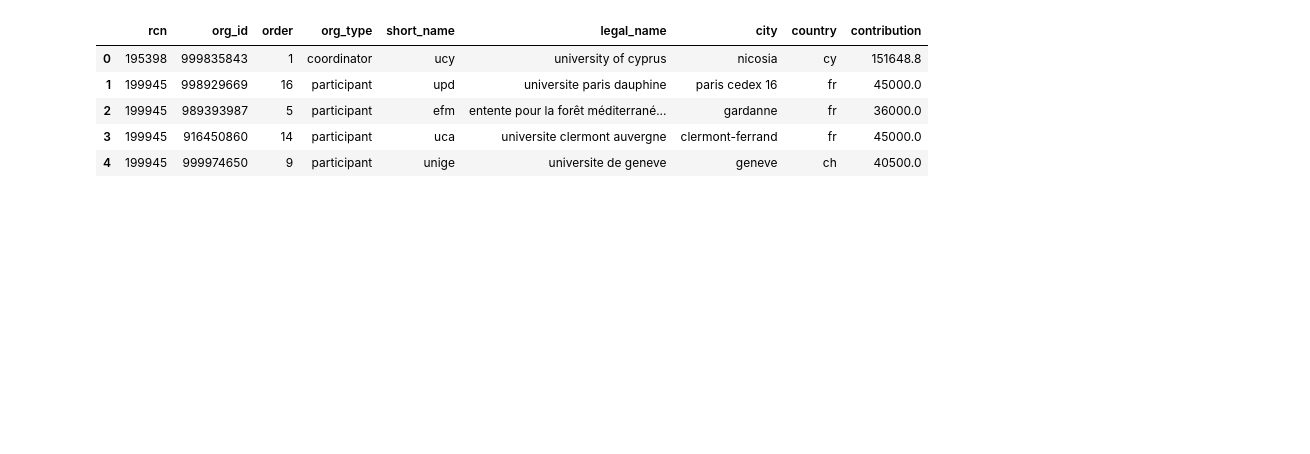
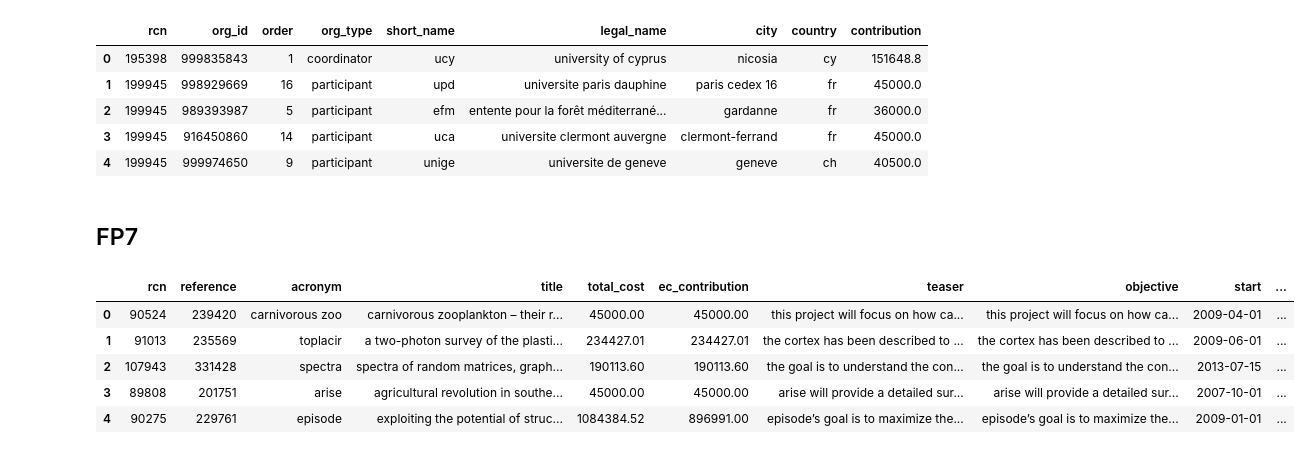
Before and after one commit to andremann/proj-net, a Jupyter notebook: notebooks/01-Initial-data-exploration.ipynb, the cells around one changed output. Drawn from its saved outputs; the diff is of its cells as text; code cells hidden in the pictures; blank space fills up the shorter version.

```diff
--- a/notebooks/01-Initial-data-exploration.ipynb
+++ b/notebooks/01-Initial-data-exploration.ipynb
@@ -47,3 +55,17 @@ organisations.head()
 | 2 | 199945 | 989393987 | 5 | participant | efm | entente pour la forêt méditerrané... | gardanne | fr | 36000.0 |
 | 3 | 199945 | 916450860 | 14 | participant | uca | universite clermont auvergne | clermont-ferrand | fr | 45000.0 |
 | 4 | 199945 | 999974650 | 9 | participant | unige | universite de geneve | geneve | ch | 40500.0 |
+# %% [markdown]
+## FP7
+# %%
+fp7_projects = pd.read_csv('../data/processed/fp7-projects.csv', delimiter='\t', header=None)
+fp7_projects.columns = ['rcn', 'reference', 'acronym', 'title', 'total_cost', 'ec_contribution',
+                    'teaser', 'objective', 'start', 'end', 'status']
+fp7_projects.head()
+# %% [output]
+|  | rcn | reference | acronym | title | total_cost | ec_contribution | teaser | objective | start | ... |
+| 0 | 90524 | 239420 | carnivorous zoo | carnivorous zooplankton – their r... | 45000.00 | 45000.00 | this project will focus on how ca... | this project will focus on how ca... | 2009-04-01 | ... |
+| 1 | 91013 | 235569 | toplacir | a two-photon survey of the plasti... | 234427.01 | 234427.01 | the cortex has been described to ... | the cortex has been described to ... | 2009-06-01 | ... |
+| 2 | 107943 | 331428 | spectra | spectra of random matrices, graph... | 190113.60 | 190113.60 | the goal is to understand the con... | the goal is to understand the con... | 2013-07-15 | ... |
+| 3 | 89808 | 201751 | arise | agricultural revolution in southe... | 45000.00 | 45000.00 | arise will provide a detailed sur... | arise will provide a detailed sur... | 2007-10-01 | ... |
+| 4 | 90275 | 229761 | episode | exploiting the potential of struc... | 1084384.52 | 896991.00 | episode’s goal is to maximize the... | episode’s goal is to maximize the... | 2009-01-01 | ... |
```
Also changed, not shown: parts of 25 cells of this notebook, 2 other files.
